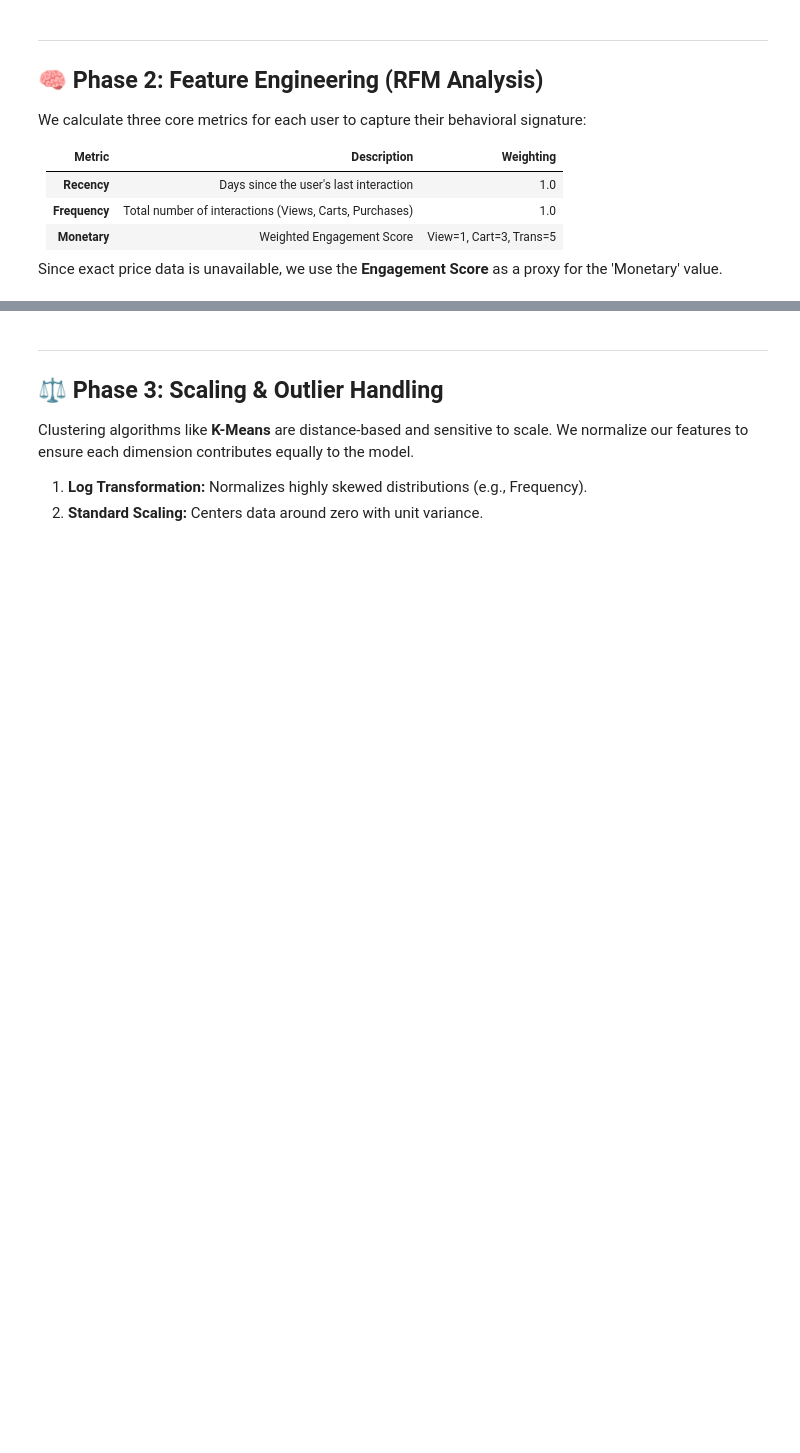
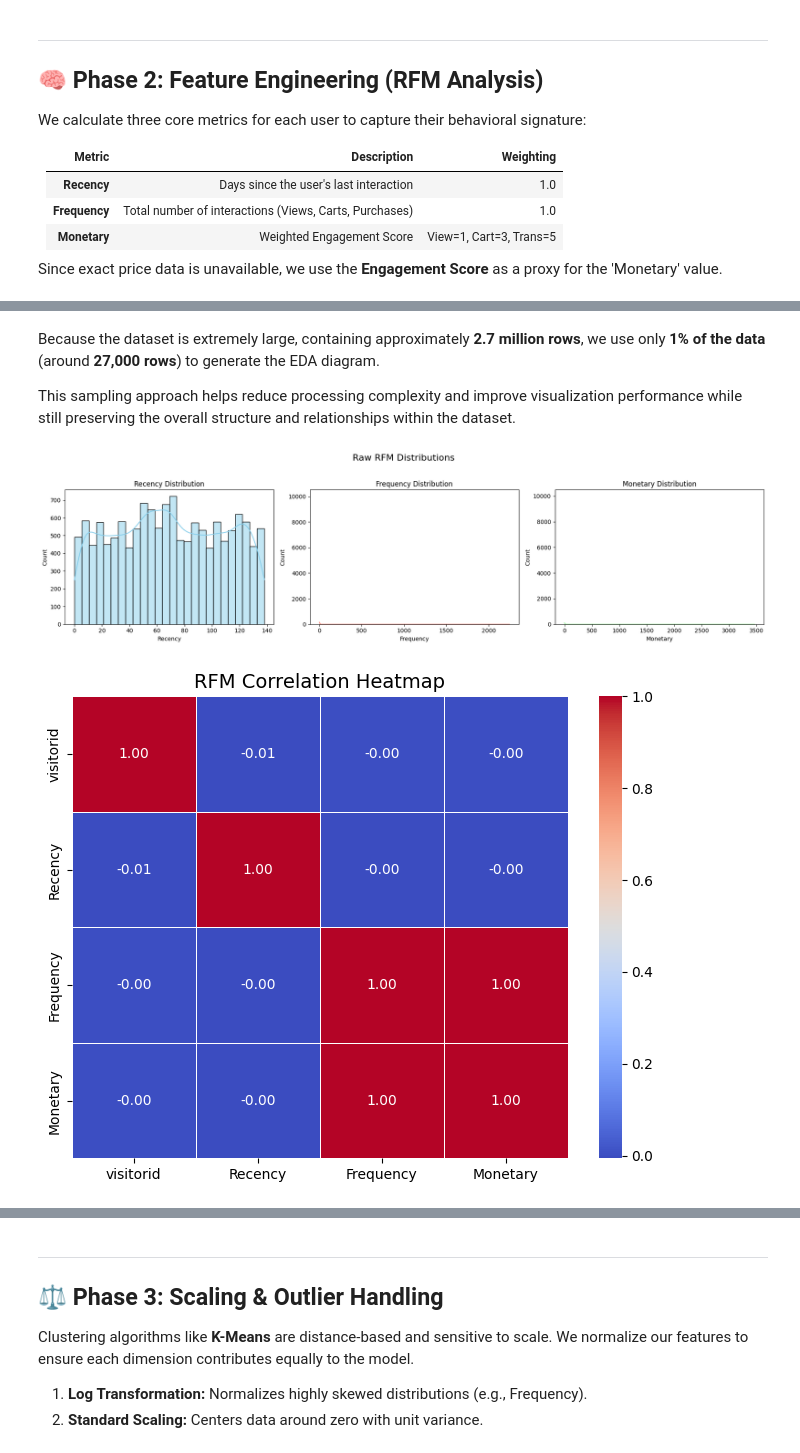
Before and after one commit to baokhanh1410/clustering_retailrocket_recommender_system, a Jupyter notebook: main.ipynb, the cells around one changed output, grey strips where cells are left out. Cells and saved outputs as stored; diff of their text form; code cells hidden in the pictures; blank space fills up the shorter version.

Commit message:
feat: Update EDA with RFM and optimize data preprocessing

```diff
--- a/main.ipynb
+++ b/main.ipynb
@@ -82,0 +96,16 @@ rfm_df.head()
+# %%
+rfm_df_subset = rfm_df.sample(frac=0.01, random_state=42)
+# %% [markdown]
+Because the dataset is extremely large, containing approximately **2.7 million rows**, we use only **1% of the data** (around **27,000 rows**) to generate the EDA diagram.
+
+This sampling approach helps reduce processing complexity and improve visualization performance while still preserving the overall structure and relationships within the dataset.
+# %%
+from src.analysis import plot_rfm_distributions, plot_rfm_correlation
+# 1. Plot Raw Distributions
+plot_rfm_distributions(rfm_df_subset, title="Raw RFM Distributions")
+
+# 2. Plot Correlation Heatmap
+plot_rfm_correlation(rfm_df_subset)
+# %% [output]
+[figure, added]
+[figure, added]
```
Also changed, not shown: parts of 13 cells of this notebook, 5 other files.
